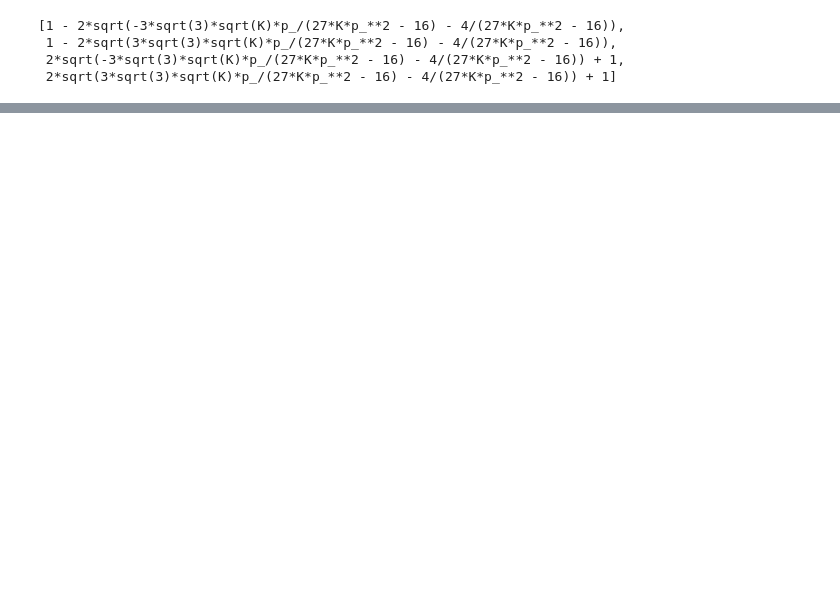
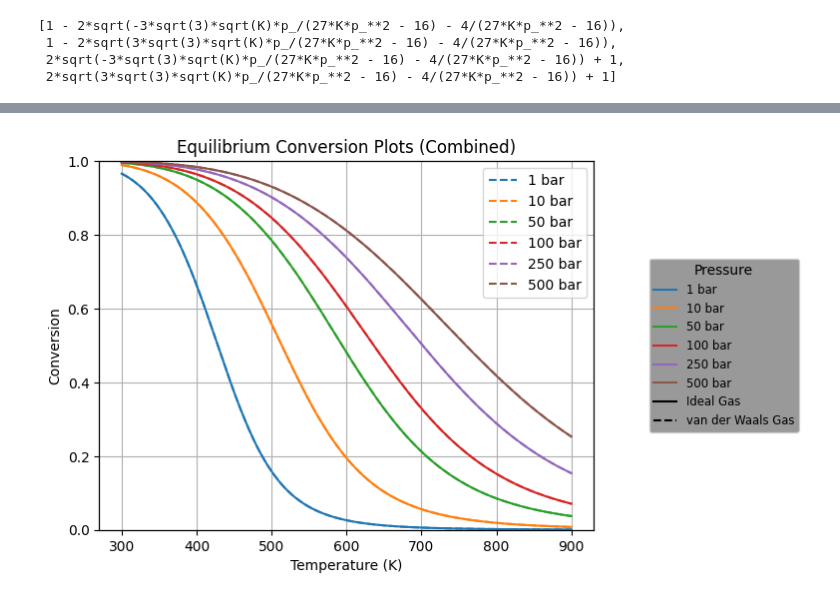
Before and after one commit to abhirup-roy/thermo, a Jupyter notebook: haber_eqbm_conv.ipynb, the cells around one changed output, grey strips where cells are left out. Cells and saved outputs as stored; diff of their text form; code cells hidden in the pictures; blank space fills up the shorter version.

```diff
--- a/haber_eqbm_conv.ipynb
+++ b/haber_eqbm_conv.ipynb
@@ -234,0 +268,12 @@ df.plot(
+# %%
+x = [ 1 - 2*np.sqrt(-4*i**2/(27*K*j**3*k - 16*i**2) + 3*np.sqrt(3)*i*np.sqrt(K*j**3*k)/(27*K*j**3*k - 16*i**2)) for i, j, k in zip(f_nh3, f_h2, f_n2)]
+df_real = (
+    pd.DataFrame(x)
+    .transpose()
+)
+
+df_real.index = T_vals
+df_real.rename_axis("Temperature")
+df_real.columns = ["1 bar", "10 bar", "50 bar", "100 bar", "250 bar", "500 bar"]
+
+df_real
@@ -234,0 +294,30 @@ df.plot(
+# %%
+id = df_ideal.plot(
+    ylabel="Conversion",
+    xlabel="Temperature (K)",
+    title="Equilibrium Conversion Plots (Combined)",
+    label=["1 bar (real)", "10 bar", "50 bar", "100 bar", "250 bar", "500 bar"],
+    grid=True
+)
+
+ax2 = id.twinx()
+
+df_real.plot(
+    linestyle="--",
+    color=["C0", "C1", "C2", "C3", "C4", "C5"],
+    label="",
+    ax=ax2
+)
+
+line = id.plot([], [], label="Ideal Gas", color="black")
+dashed = id.plot([], [], label="van der Waals Gas", color="black", linestyle="--")
+curves = [line[0], dashed[0]]
+labels = [curve.get_label() for curve in curves]
+
+id.set_ylim([0,1])
+ax2.set_ylim([0,1])
+ax2.set_yticks([])
+
+id.legend(title="Pressure", fancybox=True, fontsize='small', facecolor="gray", loc='center left', bbox_to_anchor=(1.1, 0.5));
+# %% [output]
+[figure, added]
```
Also changed, not shown: parts of 22 cells of this notebook, 1 other file.
